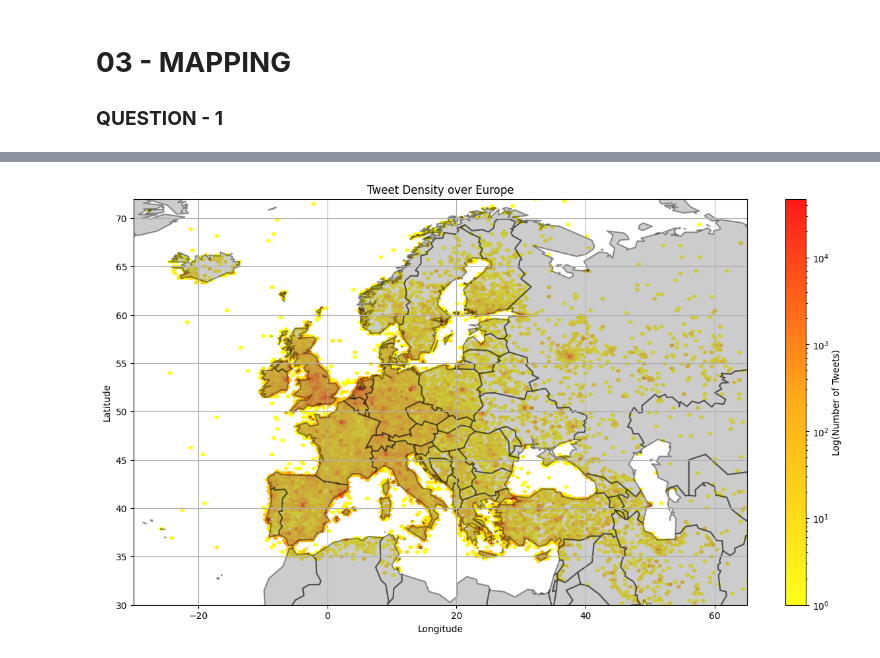
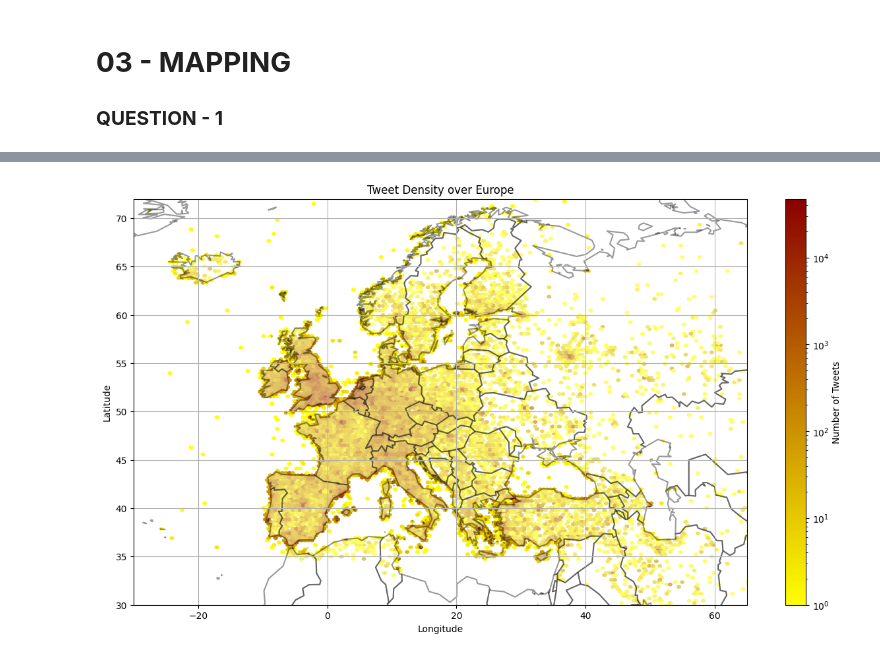
Before and after one commit to katoxiv/X-Notebooks, a Jupyter notebook: Twitter_Coursework/03_Mapping.ipynb, the cells around one changed output, grey strips where cells are left out. Saved outputs shown, nothing was run; the diff lists cells and outputs as text; code cells hidden in the pictures.

```diff
--- a/Twitter_Coursework/03_Mapping.ipynb
+++ b/Twitter_Coursework/03_Mapping.ipynb
@@ -44,7 +72,7 @@ Wall time: 33.5 s
 
 # Use tweets and coordinates to create a mapping dataframe
 mapping_df = pd.DataFrame(
-    list(zip(tweets , coord)) , columns = ['tweet_id' , 'coordinates']
+    list(zip(tweets , ca , coord)) , columns = ['tweet_id' , 'ca' , 'coordinates']
 )
 
 # mapping_df = from_pandas(mapping_df , npartitions = 4)
@@ -62,19 +90 @@ Wall time: 13.6 s
 701961
-# %%
-%%time
-# Long and Lat - clean up
-mapping_df[['long' , 'lat']] = mapping_df['coordinates'].str.split(',' , expand = True)
-
-# Long
-mapping_df['long'] = mapping_df['long'].apply(lambda x : x[1:])#.astype('float')
-mapping_df['long'] = mapping_df['long'].astype('float')
-
-# Lat
-mapping_df['lat'] = mapping_df['lat'].apply(lambda x : x[:-1])#.astype('float')
-mapping_df['lat'] = mapping_df['lat'].astype('float')
-
-mapping_df.drop('coordinates' , inplace = True , axis = 1)
-
-# Get the coordinates as arrays
-x_coord = mapping_df['long']
-y_coord = mapping_df['lat']
@@ -83,0 +91,10 @@ Wall time: 13.2 s
+# %%
+%%time
+
+# Applying coordinates function (defined above)
+mapping_df = to_coord(mapping_df , coord_cols=['coordinates'])
+
+print(f'returned df has columns --> {mapping_df.columns}')
+# Get the coordinates as arrays
+x_coord = mapping_df['coordinates_long']
+y_coord = mapping_df['coordinates_lat']
@@ -116,28 +130,29 @@ for c in data:
 # %%
 # Create custom colour map
-cmap = LinearSegmentedColormap.from_list('custom blue', [(0,    '#ffff00'),(0.5,  '#FFA500'),(1,    '#ff0000')], N=256)
+cmap = LinearSegmentedColormap.from_list('custom blue', [(0,'#ffff00'),(1,'#8B0000')], N=256)
 
 # Make subplot
 fig , ax = plt.subplots(figsize = (15 ,8))
 
 # Hexbin for tweets
-ax1 = ax.hexbin(x_coord , y_coord , gridsize = 300 , bins = 'log' , cmap = cmap , alpha = 0.9);
-
+ax1 = ax.hexbin(x_coord , y_coord , gridsize = 300 , bins = 'log' , cmap = cmap);
 cbar = fig.colorbar(ax1);
-cbar.set_label('Log(Number of Tweets)');
+cbar.set_label('Number of Tweets');
 
 # Overlay map
-p = PatchCollection(patches , edgecolor = 'k' , lw = 1.5 , alpha = 0.4 , facecolor = 'gray');
+p = PatchCollection(patches , edgecolor = 'k' , lw = 1.5 , facecolor = 'white' , alpha = 0.4);
+ax.add_collection(p);
 
 # Add collection to axes
-ax.add_collection(p);
 ax.set_xlabel('Longitude');
 ax.set_ylabel('Latitude');
 
+# Plot Characteristics
 plt.title('Tweet Density over Europe');
 plt.xlim(-30 , 65);
 plt.ylim(30 , 72);
 plt.grid();
+mpc.cursor(hover = True);
 plt.show()
 # %% [output]
-[figure, old version]
+[figure, new version]
```
Also changed, not shown: parts of 15 cells of this notebook.
